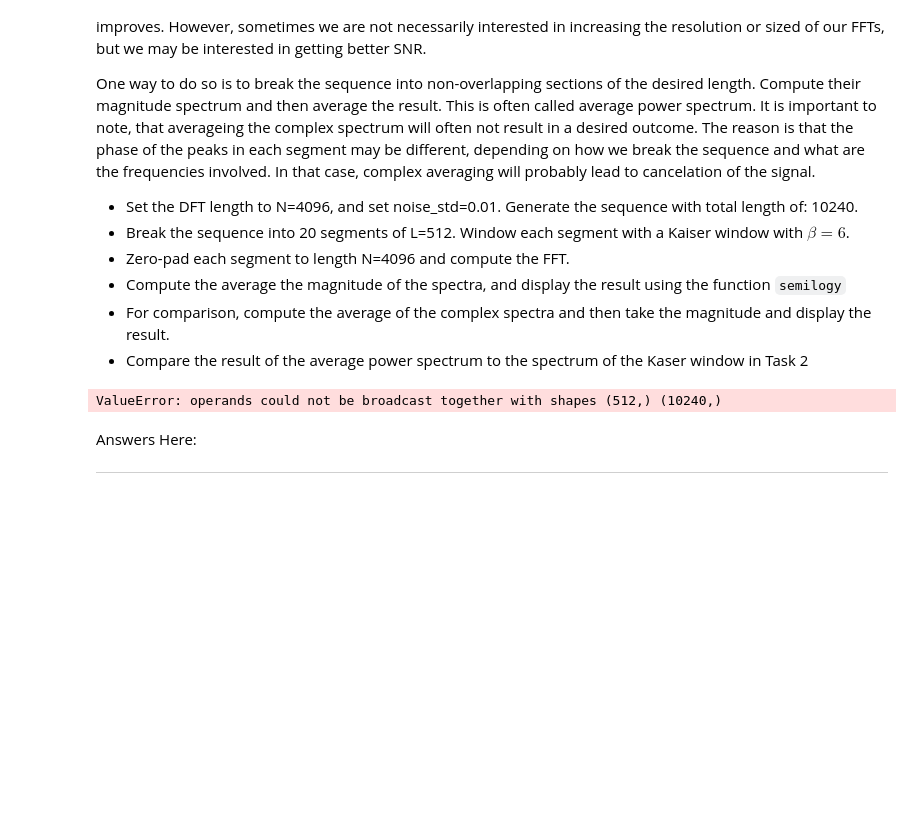
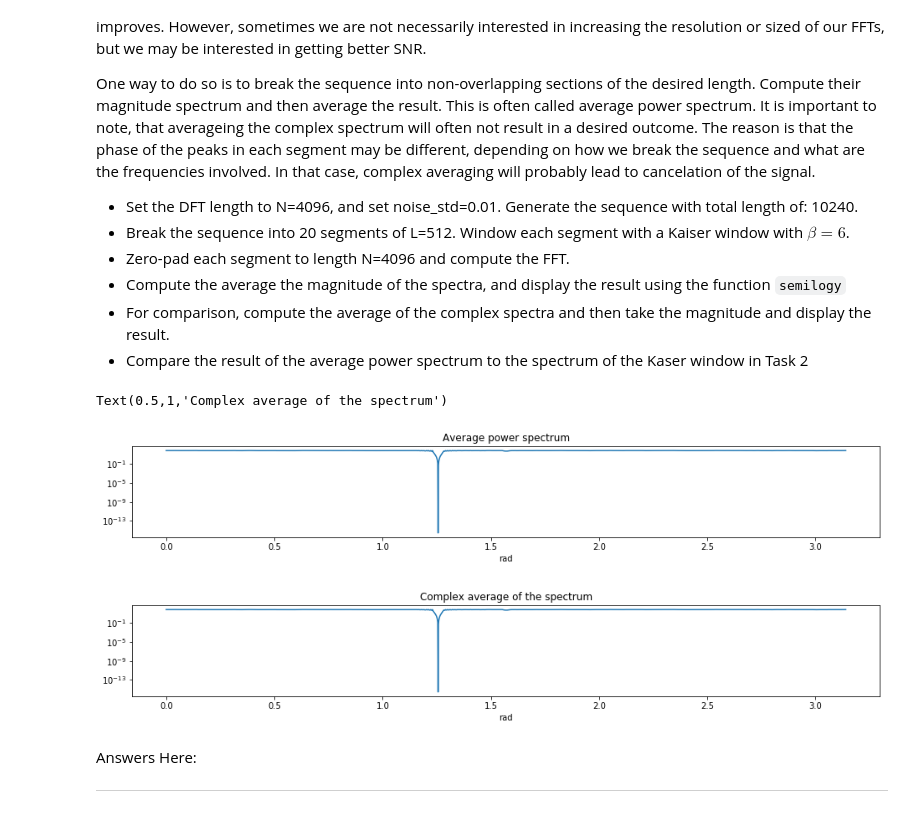
Before and after one commit to lm-t/ee123-labs, a Jupyter notebook: lab2/Lab2-Part-I-Windows.ipynb, the cells around one changed output. Drawn from its saved outputs; the diff is of its cells as text; code cells hidden in the pictures; blank space fills up the shorter version.

```diff
--- a/lab2/Lab2-Part-I-Windows.ipynb
+++ b/lab2/Lab2-Part-I-Windows.ipynb
@@ -339,41 +339,45 @@ One way to do so is to break the sequence into non-overlapping sections of the d
 # %%
 # Your code below:
 
 
 noise_std = 0.01  # standard deviation of additive noise
 N = 4096      # FFT size
 L = 10240       # Window size
 
-for i in range (0,19):
-    n = np.r_[i*512:(i+1)*512]
+n = r_[0.0:L]
 
+omega1 = 2*pi*0.2  # frequency 1
+omega2 = 2*pi*0.25    # frequency 2
+A1 = 1                # amplitude of 1st sinusoid
+A2 = 0.005            # amplitude of second sinusoid
+y = A1*sin(omega1*n) + A2*sin(omega2*n) + np.random.randn(L)*noise_std
 
-    omega1 = 2*pi*0.2  # frequency 1
-    omega2 = 2*pi*0.25    # frequency 2
-    A1 = 1                # amplitude of 1st sinusoid
-    A2 = 0.005            # amplitude of second sinusoid
-    y = A1*sin(omega1*n) + A2*sin(omega2*n) + np.random.randn(L)*noise_std
-    Y_kaiser6 = fft.fft(y*np.kaiser(L,6),N) #window segments with Kaiser Window $\beta =6$
+X = []
+for i in range(0, L, 512):
+    Y_kaiser6 = fft.fft(y[i:(512 + i)]*np.kaiser(512,6),N) #window segments with Kaiser Window $\beta =6$
     Y_kaiser6 = 20*log10(abs(Y_kaiser6)/max(abs(Y_kaiser6)))
+    X.append(Y_kaiser6)
 
 
 # compute mean
-Pspect = mean(abs(X),axis=0);
-Pspect_cplx = abs(mean(X,axis=0));
+Pspect = mean(np.abs(X),axis=0);
+Pspect_cplx = np.abs(mean(X,axis=0));
 
 
 # Plotting:
 
 fig = figure(figsize=(16,2))
 semilogy(r_[0.0:N/2.0]/N*2*pi,Pspect[0:N//2])
 plt.xlabel('rad')
 plt.title('Average power spectrum')
 fig = figure(figsize=(16,2))
 semilogy(r_[0.0:N/2.0]/N*2*pi,Pspect_cplx[0:N//2])
 plt.xlabel('rad')
 title('Complex average of the spectrum')
 # %% [output]
-ValueError: operands could not be broadcast together with shapes (512,) (10240,)
+Text(0.5,1,'Complex average of the spectrum')
+[figure, added]
+[figure, added]
 # %% [markdown]
 Answers Here:
 ___
```
Also changed, not shown: parts of 3 cells of this notebook.
